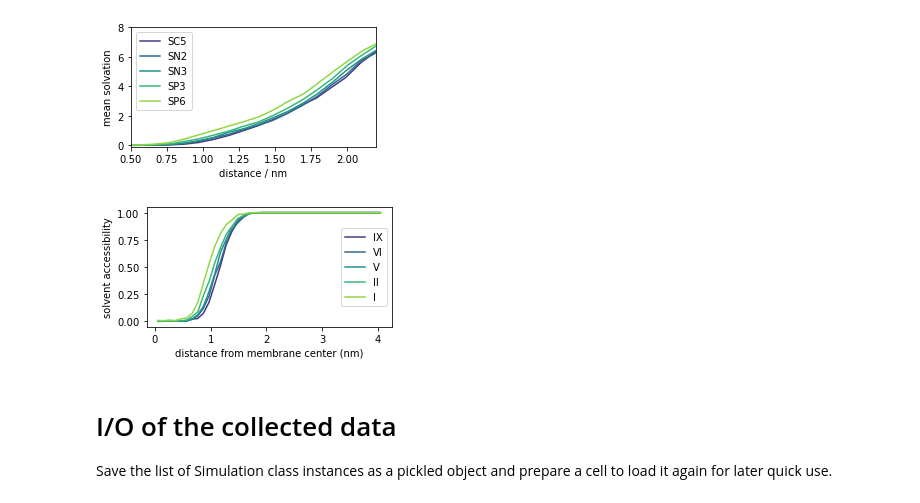
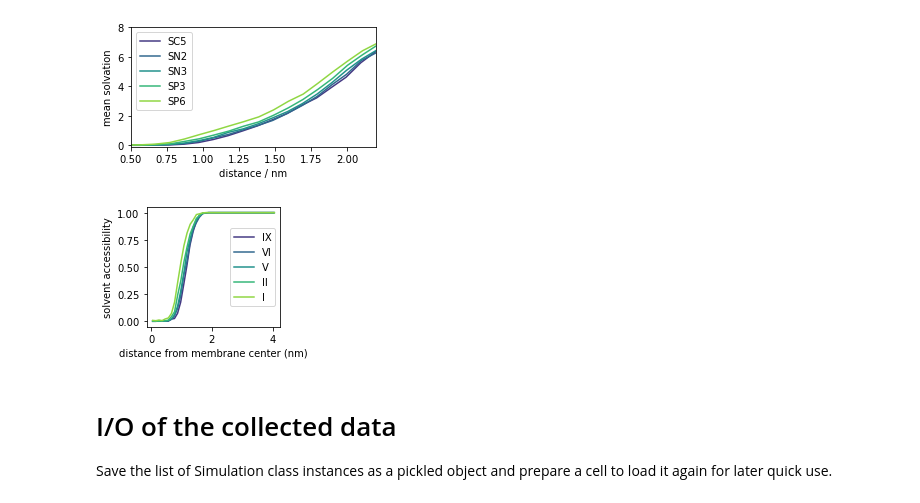
Before and after one commit to jmelcr/permeability, a Jupyter notebook: martini3/cholesterol00p_PC_variousTails_sims/saturation_DPPC-POPC_titration/perm_particle_EOLS/dopc-unsat_0-169_d_100/plot_mean_solvation_of_x_all_sims.ipynb, the cells around one changed output. Saved outputs shown, nothing was run; the diff lists cells and outputs as text; code cells hidden in the pictures.

```diff
--- a/martini3/cholesterol00p_PC_variousTails_sims/saturation_DPPC-POPC_titration/perm_particle_EOLS/dopc-unsat_0-169_d_100/plot_mean_solvation_of_x_all_sims.ipynb
+++ b/martini3/cholesterol00p_PC_variousTails_sims/saturation_DPPC-POPC_titration/perm_particle_EOLS/dopc-unsat_0-169_d_100/plot_mean_solvation_of_x_all_sims.ipynb
@@ -217,22 +217,22 @@ fig.figure.savefig("mean_solvation_profiles_zoomin.png", dpi=150, bbox_inches='t
 # %%
 # make a plot of the solvatation profile for each simulation
 for sim in sims:
     if any(x in sim.dirname for x in selected_particles):
         try:
             curr_part_name = sim.dirname[-3:]
             curr_hydrophobic_level = particle_names_to_levels[curr_part_name]
             fig = sim.plot_mean_solv_profile(plt_label=curr_hydrophobic_level, plt_solvdeg=True)
         except:
             pass
 
-fig.figure.set_size_inches([4.4,2.2])
+fig.figure.set_size_inches([2.4,2.2])
 plt.legend(loc="right")
 fig.set_xlabel("distance from membrane center (nm)")
 fig.set_ylabel("solvent accessibility")
 
-fig.figure.savefig("solvent_accessibility_profiles.png", dpi=150, bbox_inches='tight')
+fig.figure.savefig("solvent_accessibility_profiles.png", dpi=300, bbox_inches='tight')
 # %% [output]
-[figure, old version]
+[figure, new version]
 # %% [markdown]
 # I/O of the collected data
 
```
Also changed, not shown: 3 other files.
